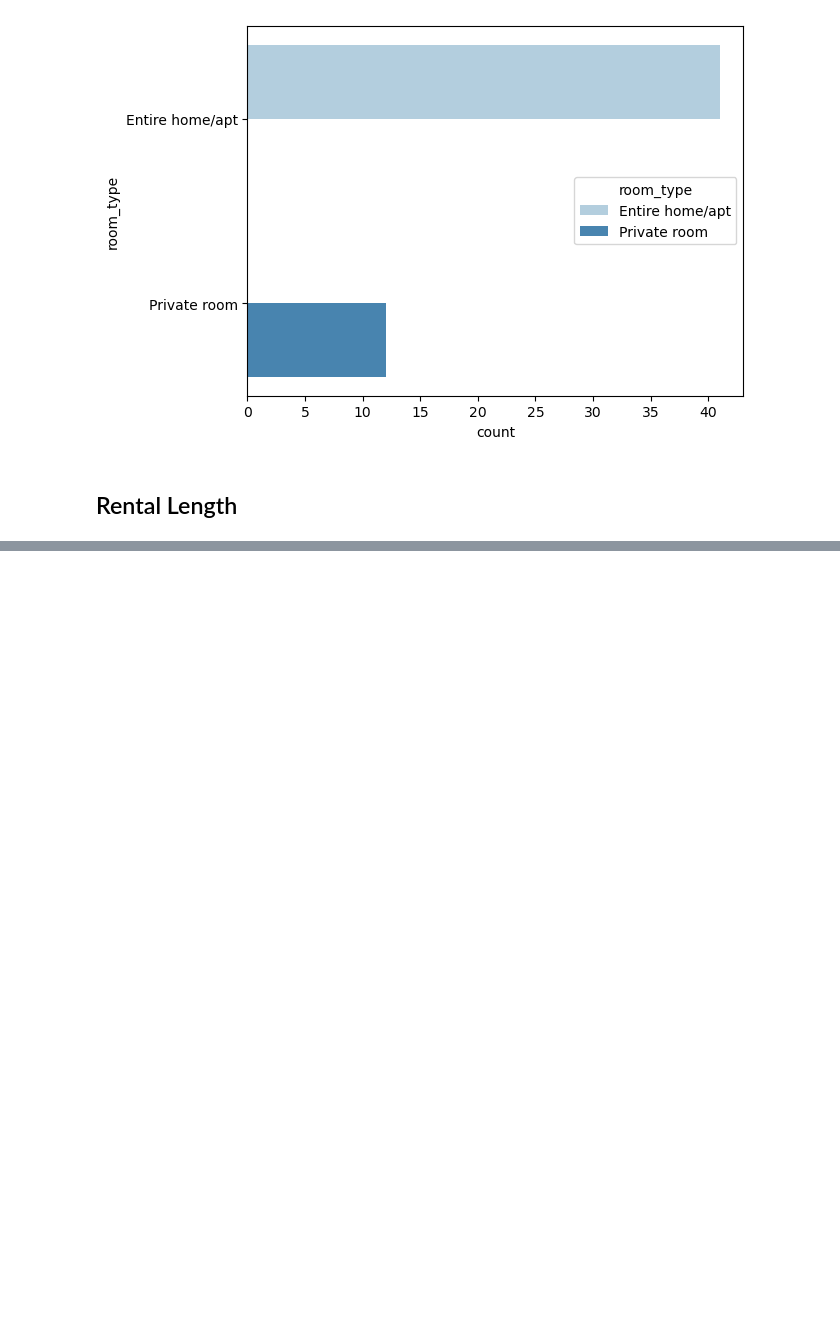
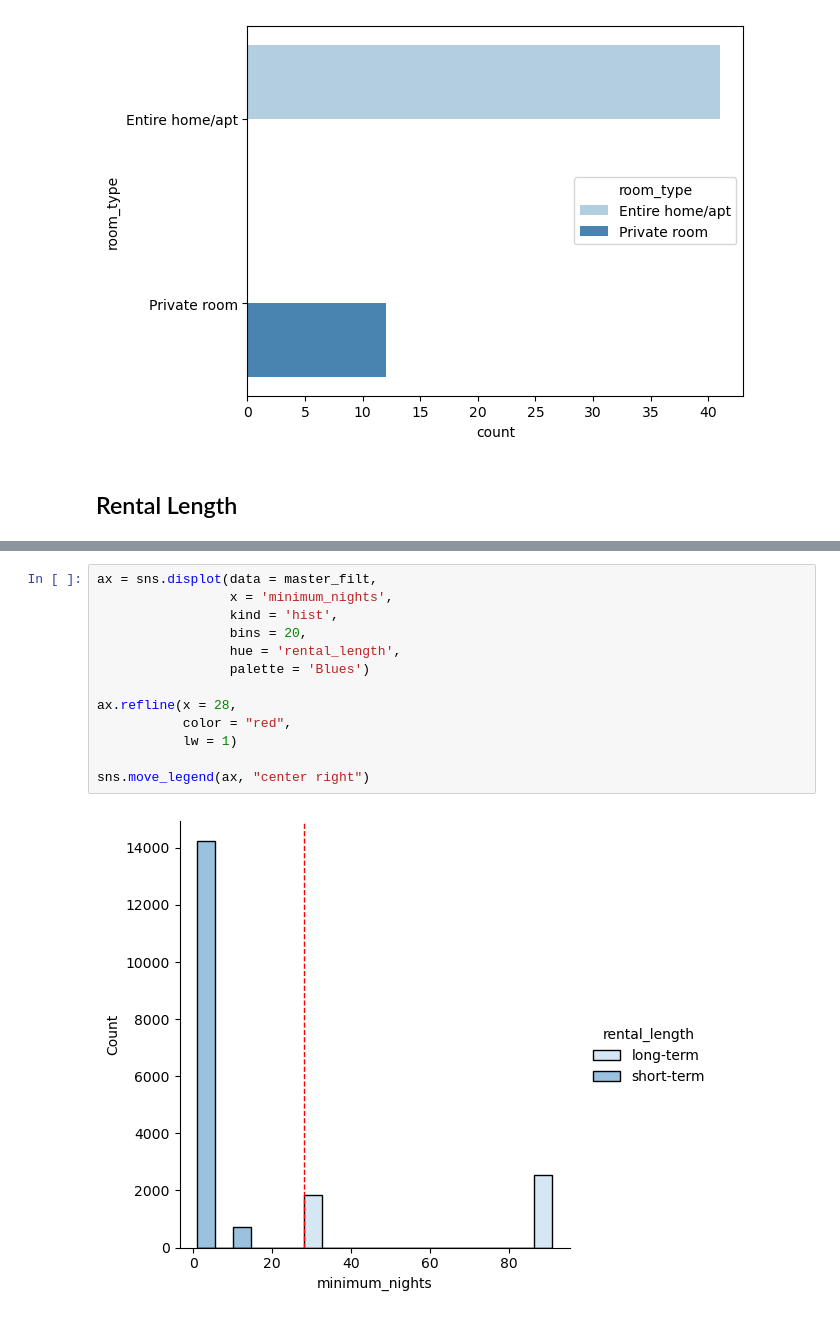
Before and after one commit to Brooks377/leftside_teamproject, a Jupyter notebook: ugly_god/Graphics.ipynb, the cells around one changed output, grey strips where cells are left out. Drawn from its saved outputs; the diff is of its cells as text; blank space fills up the shorter version.

```diff
--- a/ugly_god/Graphics.ipynb
+++ b/ugly_god/Graphics.ipynb
@@ -131,0 +164,15 @@ ValueError: Could not interpret input 'minimum_nights'
+# %%
+ax = sns.displot(data = master_filt,
+                 x = 'minimum_nights',
+                 kind = 'hist',
+                 bins = 20,
+                 hue = 'rental_length',
+                 palette = 'Blues')
+
+ax.refline(x = 28,
+           color = "red",
+           lw = 1)
+
+sns.move_legend(ax, "center right")
+# %% [output]
+[figure, added]
```
Also changed, not shown: parts of 6 cells of this notebook, 1 other file.
